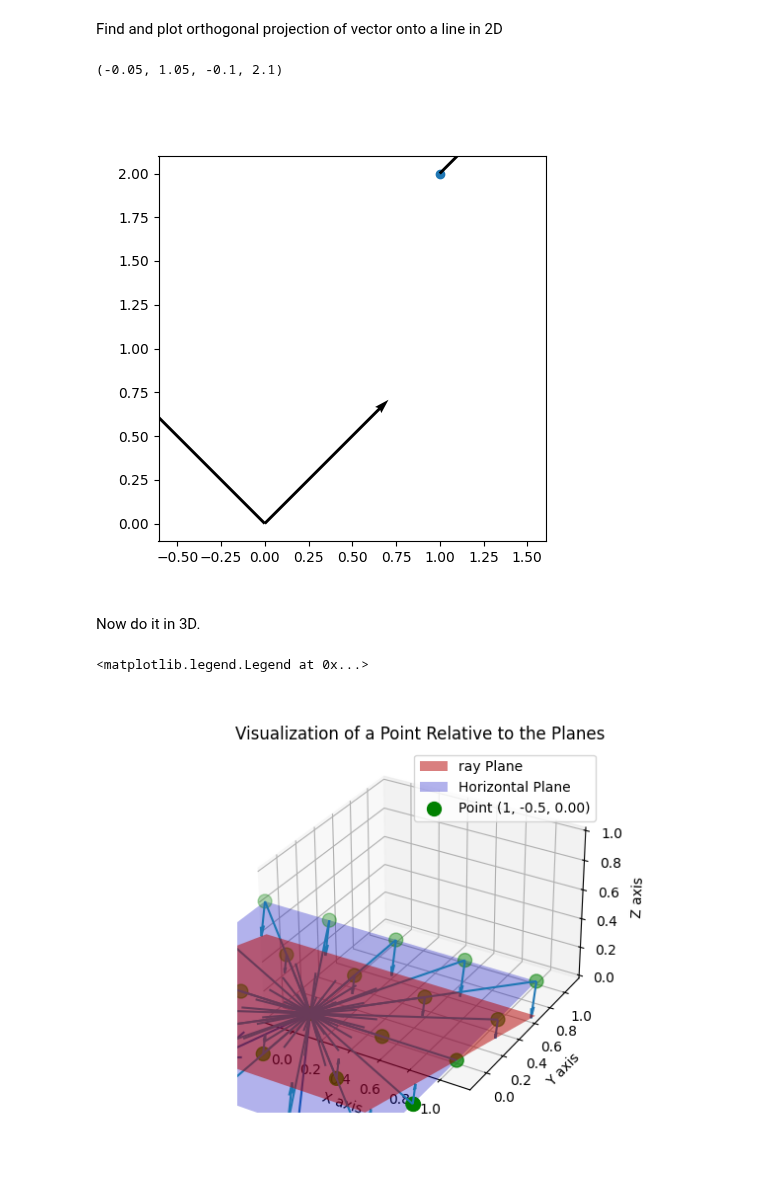
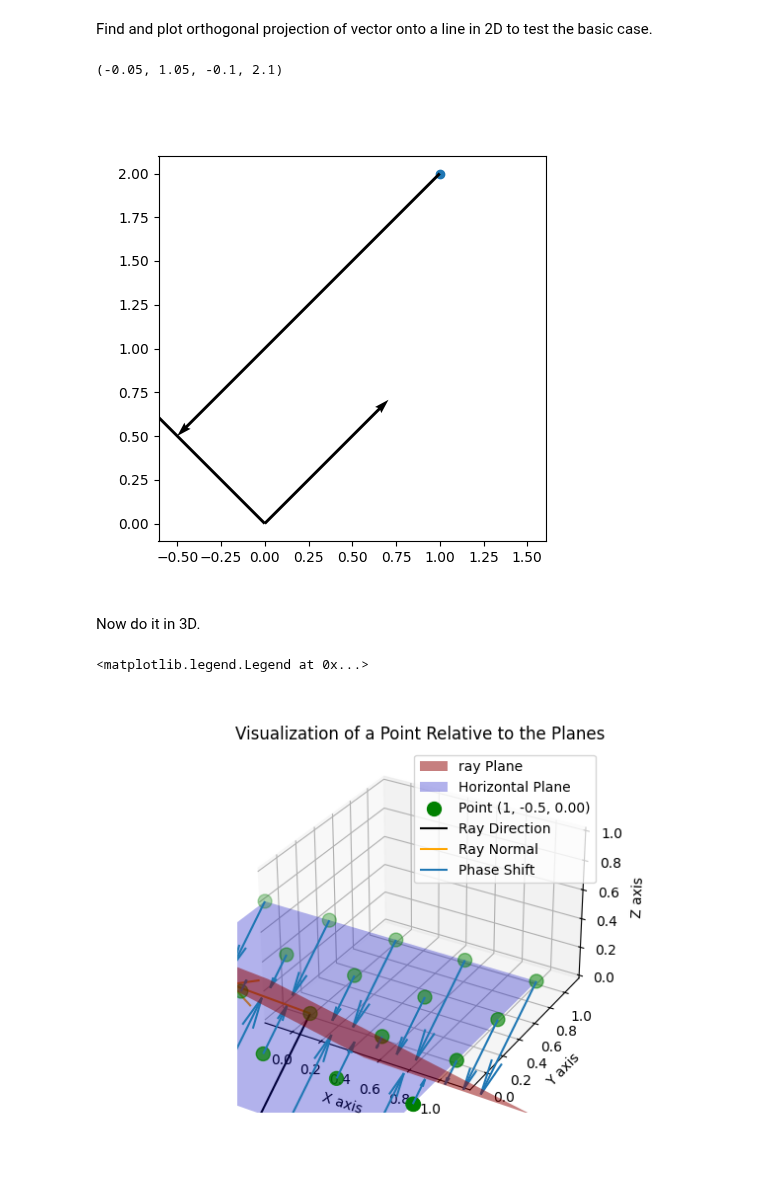
Before and after one commit to DavidLanders95/MonteCarloMS, a Jupyter notebook: PlaneWaveVectorDisplay.ipynb, the cells around one changed output. Drawn from its saved outputs; the diff is of its cells as text; code cells hidden in the pictures.

Commit message:
Fixed up plane wave vector display

```diff
--- a/PlaneWaveVectorDisplay.ipynb
+++ b/PlaneWaveVectorDisplay.ipynb
@@ -13,7 +8,7 @@ def vector_rejection(point, orig, norm):
     dist = np.dot(v, norm)
     return point - dist*norm.T
 # %% [markdown]
-Find and plot orthogonal projection of vector onto a line in 2D
+Find and plot orthogonal projection of vector onto a line in 2D to test the basic case.
 # %%
 pt = np.array([[1, 2.0]])
 v = np.array([0.5, 0.5])
@@ -29,21 +24,20 @@ ax.scatter(pt[0, 0], pt[0, 1])
 plt.xlim([-2, 2])
 plt.ylim([-2, 2])
 
-rejection = vector_rejection(pt, unit_v, norm_v)
+v = norm_v - pt
+dist = np.dot(v, unit_v)
+rejection = dist*unit_v
 
-ax.quiver(pt[0, 0], pt[0, 1], rejection[0, 0], rejection[0, 1], angles='xy', scale_units='xy', scale=1)
+ax.quiver(pt[0, 0], pt[0, 1], rejection[0], rejection[1], angles='xy', scale_units='xy', scale=1)
 plt.axis('equal')
 # %% [output]
 (-0.05, 1.05, -0.1, 2.1)
-[figure, old version]
+[figure, new version]
 # %% [markdown]
 Now do it in 3D.
 # %%
-
-%matplotlib widget
-
 # Define the plane equation parameters A, B, C, D for the ray
-A, B, C, D = 0, 0.25, 1.0, 0  # Ax + By + Cz - D = 0
+A, B, C, D = 0.1, 0.4, 0.5, 0  # Ax + By + Cz - D = 0
 
 # Ray vector set up
 point_ray = np.array([[0, 0, 0]]) # Define the location the ray hits on the detector
@@ -81,39 +75,34 @@ ax.plot_surface(xx, yy, zz, alpha=0.5, rstride=100, cstride=100, color='r', labe
 ax.plot_surface(xx, yy, zz_zero, alpha=0.3, rstride=100, cstride=100, color='b', label='Horizontal Plane')
 
 # Define a specific point (example point on detector)
 px, py = 1, -0.5
 pz = 0
 
 # Plot the point
 ax.scatter([px], [py], [pz], color='g', s=100, label=f'Point ({px}, {py}, {pz:.2f})')
 point_det = np.array([[px, py, pz]])
 
 # Plot the point
 ax.scatter(xx.ravel(), yy.ravel(), zz_zero.ravel(), color='g', s=100)
 
 points = np.vstack([xx.ravel(), yy.ravel(), zz_zero.ravel()]).T
 
-
-# rejection = vector_rejection(points, point_ray, v_unit_ray.T)
-
 v = point_ray - points
 dist = np.dot(v, v_unit_ray.T)
 rejections = dist*v_unit_ray
 
-# rejections = rejection
+ax.quiver(0, 0, 0, v_unit_ray[0, 0], v_unit_ray[0, 1], v_unit_ray[0, 2], color = 'black', label = 'Ray Direction')
+ax.quiver(0, 0, 0, v_unit_ray_norm[0, 0], v_unit_ray_norm[0, 1], v_unit_ray_norm[0, 2], color = 'orange', label = 'Ray Normal')
+ax.quiver(points[:, 0], points[:, 1], points[:, 2], rejections[:, 0], rejections[:, 1], rejections[:, 2], label = 'Phase Shift')
 
-ax.quiver(0, 0, 0, v_unit_ray[0, 0], v_unit_ray[0, 1], v_unit_ray[0, 2])
-ax.quiver(0, 0, 0, v_unit_ray_norm[0, 0], v_unit_ray_norm[0, 1], v_unit_ray_norm[0, 2])
-ax.quiver(points[:, 0], points[:, 1], points[:, 2], rejections[:, 0], rejections[:, 1], rejections[:, 2])
-ax.quiver(points[:, 0], points[:, 1], points[:, 2], v[:, 0], v[:, 1], v[:, 2])
 # Labels and title
 ax.set_xlabel('X axis')
 ax.set_ylabel('Y axis')
 ax.set_zlabel('Z axis')
 ax.set_title('Visualization of a Point Relative to the Planes')
 
 # Legend
 ax.legend()
 # %% [output]
 <matplotlib.legend.Legend at 0x...>
-[figure, old version]
+[figure, new version]
```
Also changed, not shown: parts of 2 cells of this notebook.
